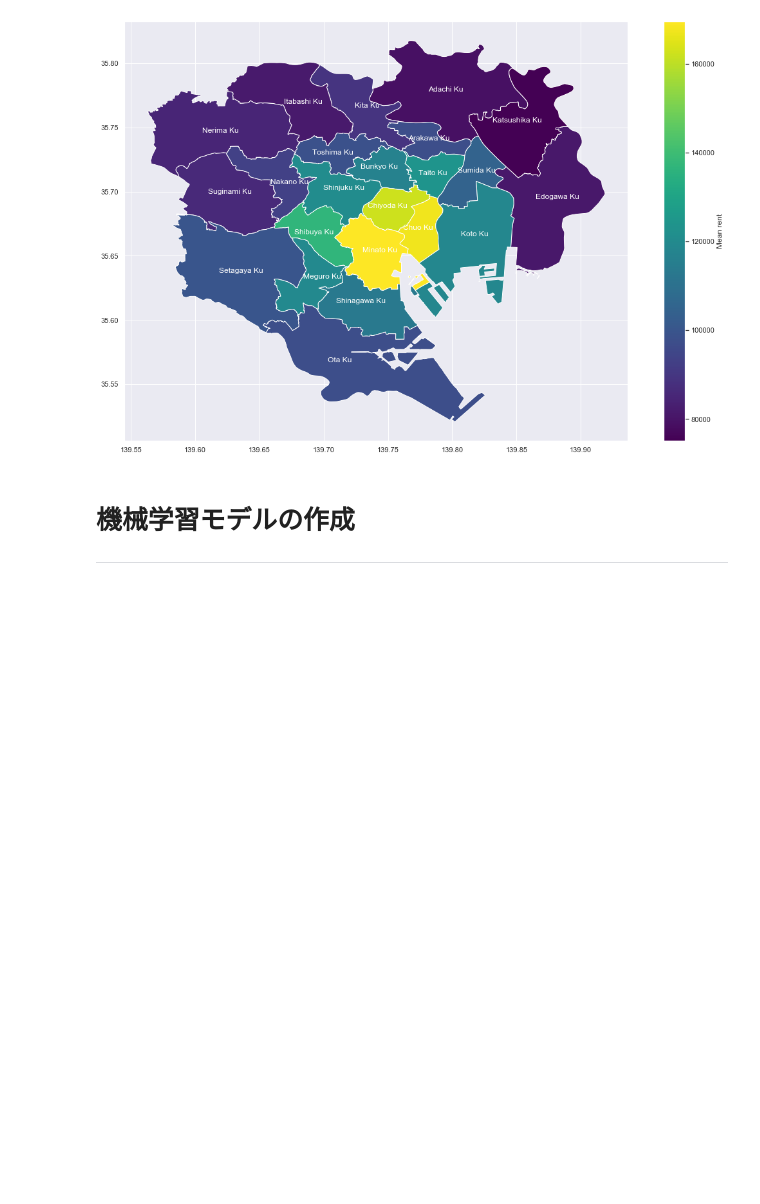
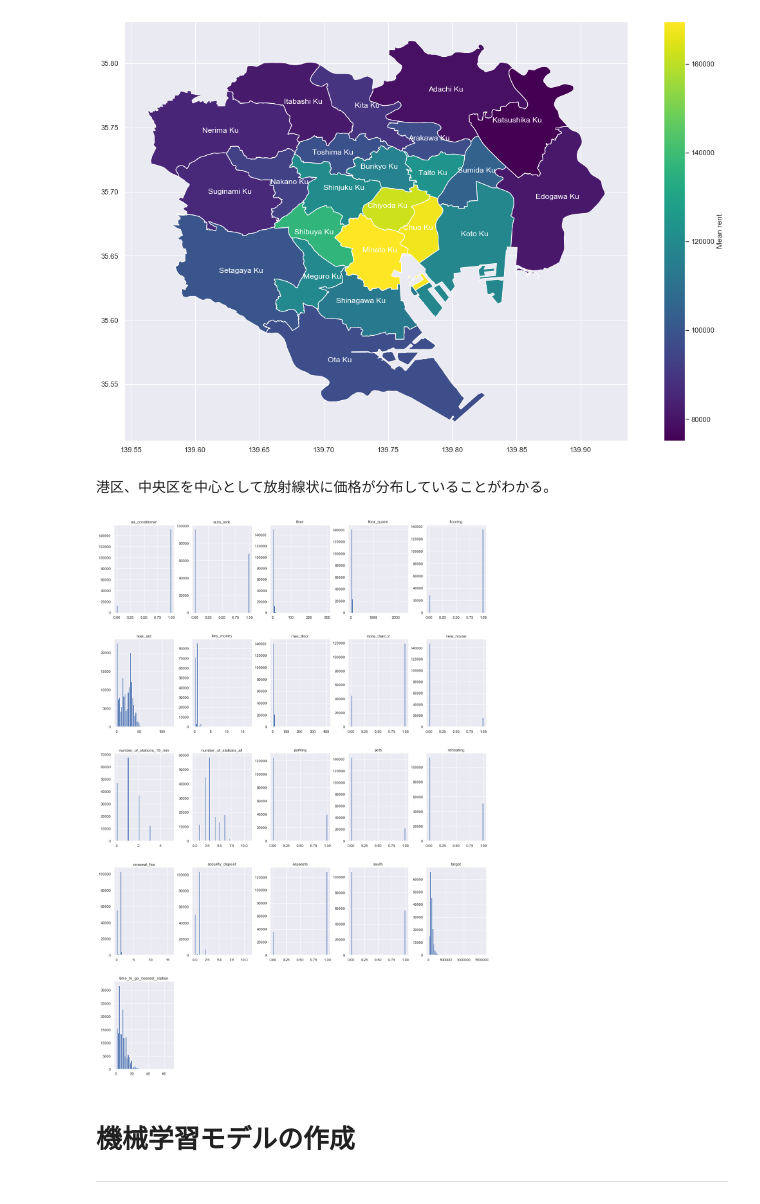
Before and after one commit to m7142yosuke/Tokyo-house-price-prediction-portfolio, a Jupyter notebook: 不動産価格予測.ipynb, the cells around one changed output. Drawn from its saved outputs; the diff is of its cells as text; code cells hidden in the pictures; blank space fills up the shorter version.

```diff
--- a/不動産価格予測.ipynb
+++ b/不動産価格予測.ipynb
@@ -538,6 +552,13 @@ for idx, row in df_toshin.iterrows():
 plt.show()
 # %% [output]
 [figure]
+# %% [markdown]
+港区、中央区を中心として放射線状に価格が分布していることがわかる。
+# %%
+df_all.hist(bins=50, figsize=(20,30))
+plt.show()
+# %% [output]
+[figure, added]
 # %%
 from sklearn.preprocessing import LabelEncoder
 
```
Also changed, not shown: parts of 6 cells of this notebook, 6 other files.
